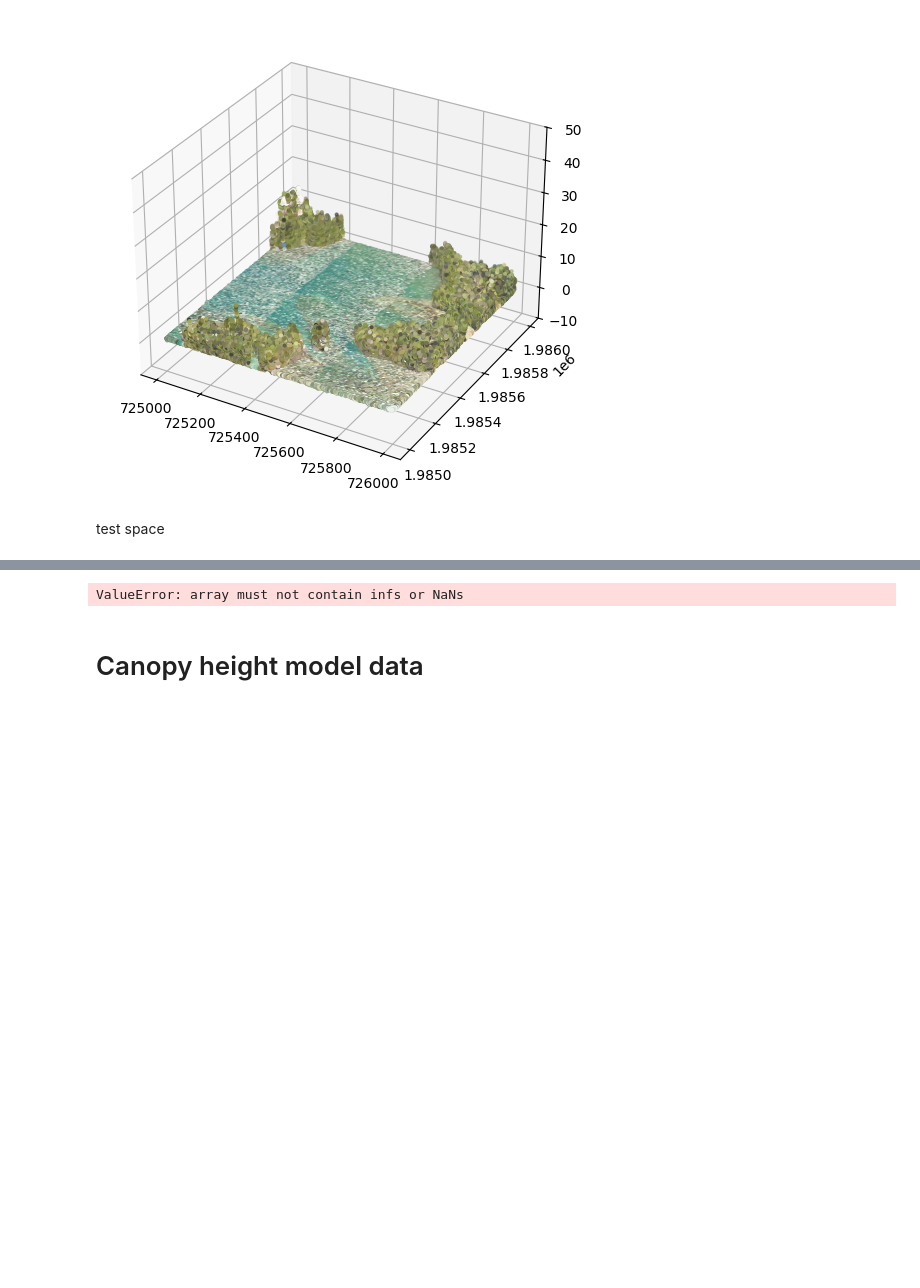
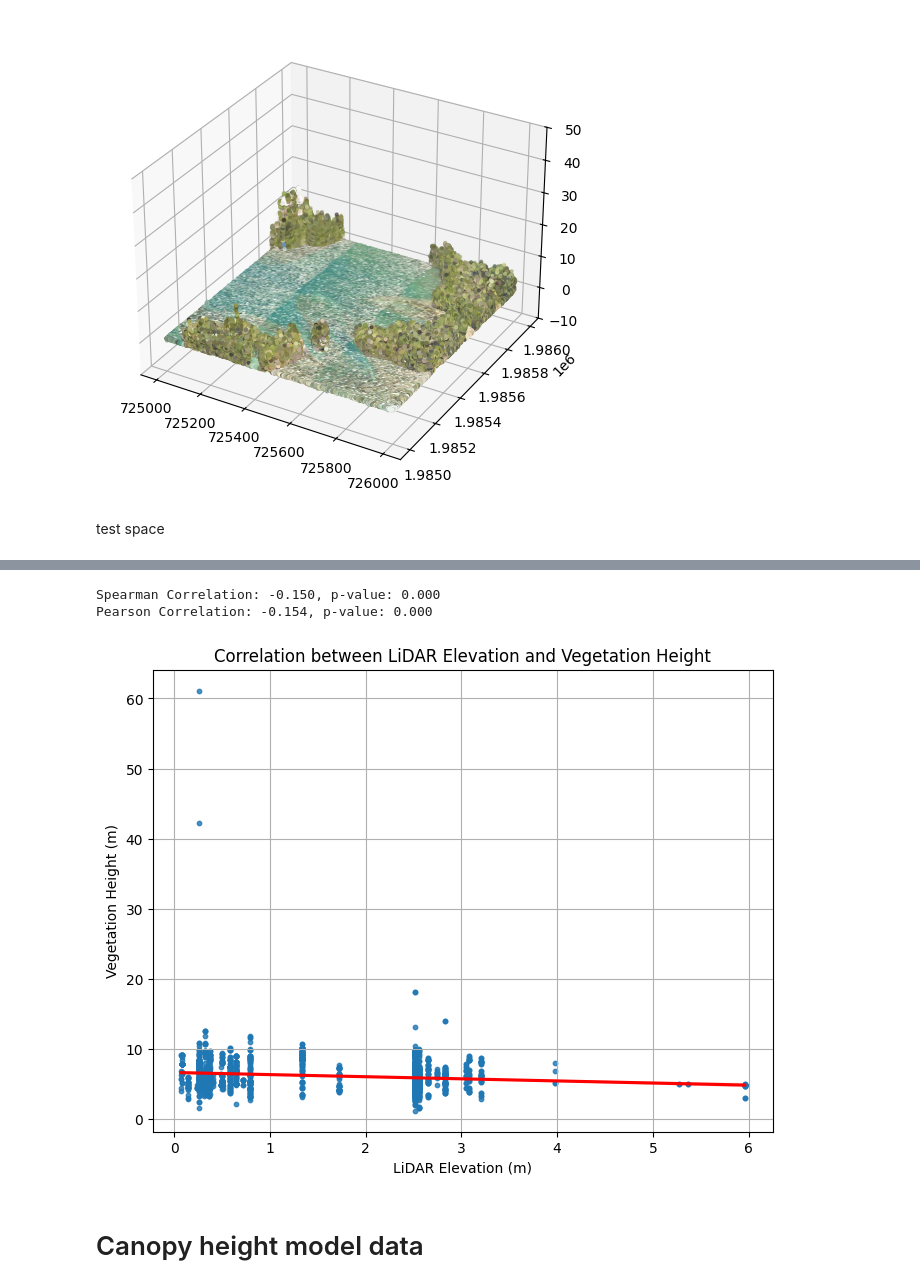
Before and after one commit to MayerT1/COLAB_DEV_GEDI-BDL, a Jupyter notebook: Python_and_R_version_Neon_tree_height_and_Lidar_CHM.ipynb, the cells around one changed output, grey strips where cells are left out. Saved outputs shown, nothing was run; the diff lists cells and outputs as text; code cells hidden in the pictures; blank space fills up the shorter version.

```diff
--- a/Python_and_R_version_Neon_tree_height_and_Lidar_CHM.ipynb
+++ b/Python_and_R_version_Neon_tree_height_and_Lidar_CHM.ipynb
@@ -467,33 +474,39 @@ print("Merged dataset saved as 'lidar_veg_correlation.csv'.")
 # %%
+import numpy as np
 import matplotlib.pyplot as plt
 import seaborn as sns
 from scipy.stats import spearmanr, pearsonr
 
 # Ensure the 'height' column exists in vegetation data
 if "height" in merged_gdf.columns:
-    lidar_elevation = merged_gdf["Elevation"]
-    vegetation_height = merged_gdf["height"]
+    # Select only valid numeric values
+    merged_clean = merged_gdf[["Elevation", "height"]].replace([np.inf, -np.inf], np.nan).dropna()
+
+    lidar_elevation = merged_clean["Elevation"]
+    vegetation_height = merged_clean["height"]
 
     # Compute correlation statistics
     spearman_corr, spearman_p = spearmanr(lidar_elevation, vegetation_height)
     pearson_corr, pearson_p = pearsonr(lidar_elevation, vegetation_height)
 
     print(f"Spearman Correlation: {spearman_corr:.3f}, p-value: {spearman_p:.3f}")
     print(f"Pearson Correlation: {pearson_corr:.3f}, p-value: {pearson_p:.3f}")
 
     # Create scatter plot with regression line
     plt.figure(figsize=(8, 6))
     sns.regplot(x=lidar_elevation, y=vegetation_height, scatter_kws={'s':10}, line_kws={'color':'red'})
 
     plt.xlabel("LiDAR Elevation (m)")
     plt.ylabel("Vegetation Height (m)")
     plt.title("Correlation between LiDAR Elevation and Vegetation Height")
     plt.grid(True)
     plt.show()
 else:
     print("No 'height' column found in vegetation data. Check column names.")
 # %% [output]
-ValueError: array must not contain infs or NaNs
+Spearman Correlation: -0.150, p-value: 0.000
+Pearson Correlation: -0.154, p-value: 0.000
+[figure, added]
 # %% [markdown]
 # Canopy height model data
 # %%
```
Also changed, not shown: parts of 1 cell of this notebook.
